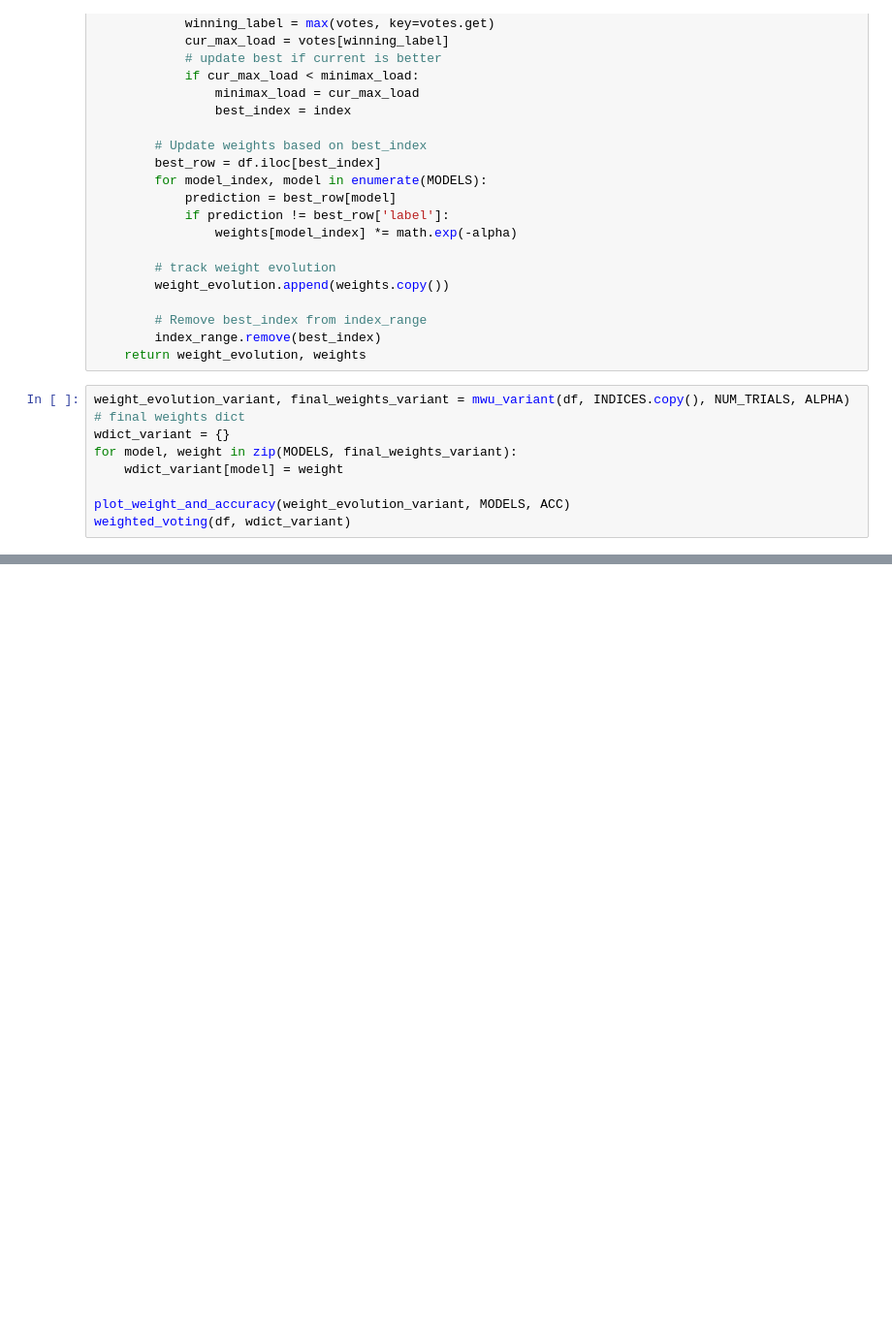
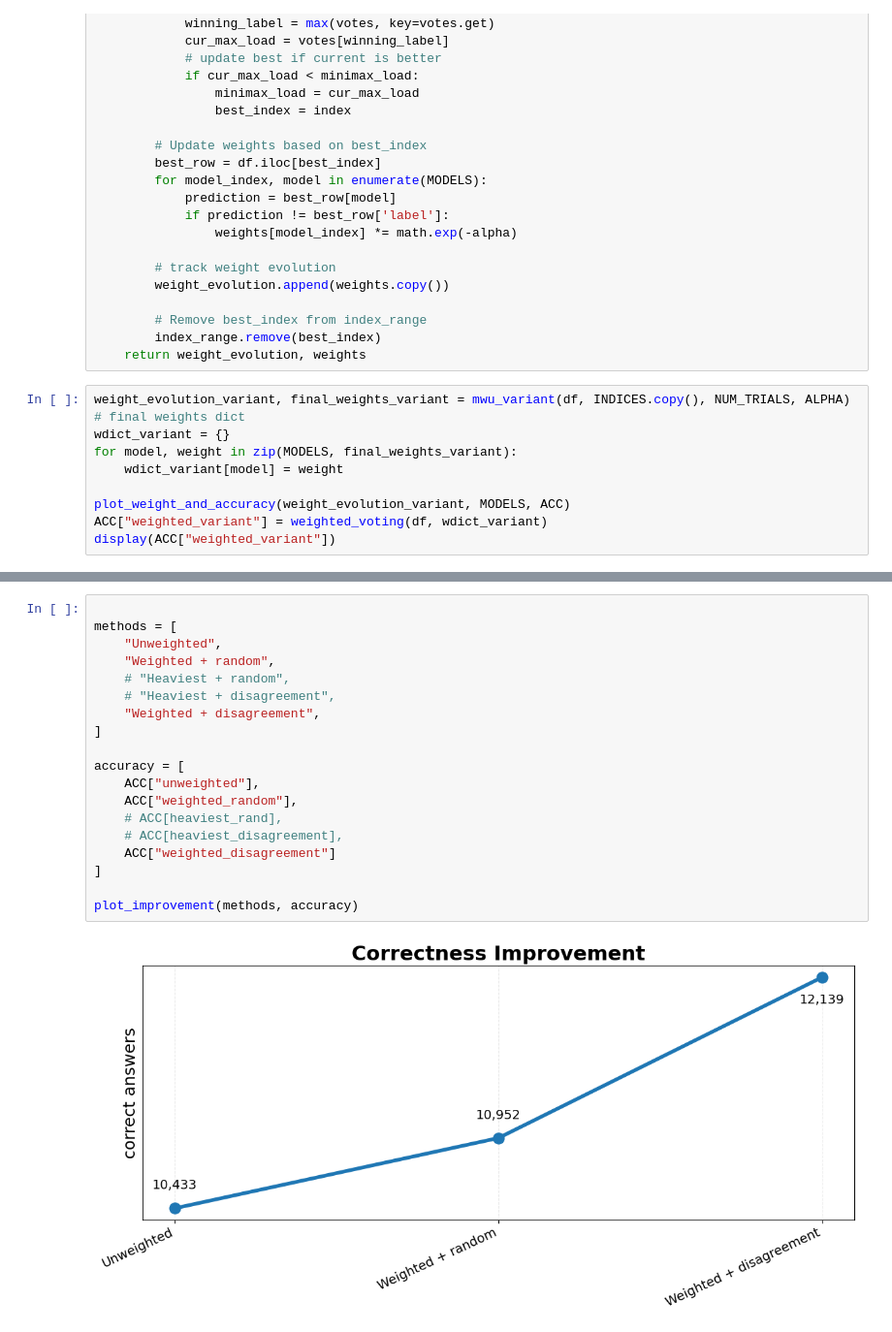
Before and after one commit to trung6/db_project_2025, a Jupyter notebook: process_fever_final.ipynb, the cells around one changed output, grey strips where cells are left out. Shown at 97% size. Drawn from its saved outputs; the diff is of its cells as text; blank space fills up the shorter version.

```diff
--- a/process_fever_final.ipynb
+++ b/process_fever_final.ipynb
@@ -249,5 +270,6 @@ for model, weight in zip(MODELS, final_weights_variant):
     wdict_variant[model] = weight
 
 plot_weight_and_accuracy(weight_evolution_variant, MODELS, ACC)
-weighted_voting(df, wdict_variant)
+ACC["weighted_variant"] = weighted_voting(df, wdict_variant)
+display(ACC["weighted_variant"])
 # %% [output]
@@ -255,0 +356,21 @@ weighted_voting(df, wdict_variant)
+# %%
+
+methods = [
+    "Unweighted",
+    "Weighted + random",
+    # "Heaviest + random",
+    # "Heaviest + disagreement",
+    "Weighted + disagreement",
+]
+
+accuracy = [
+    ACC["unweighted"],
+    ACC["weighted_random"],
+    # ACC[heaviest_rand],
+    # ACC[heaviest_disagreement],
+    ACC["weighted_disagreement"]
+]
+
+plot_improvement(methods, accuracy)
+# %% [output]
+[figure, added]
```
Also changed, not shown: parts of 23 cells of this notebook.
